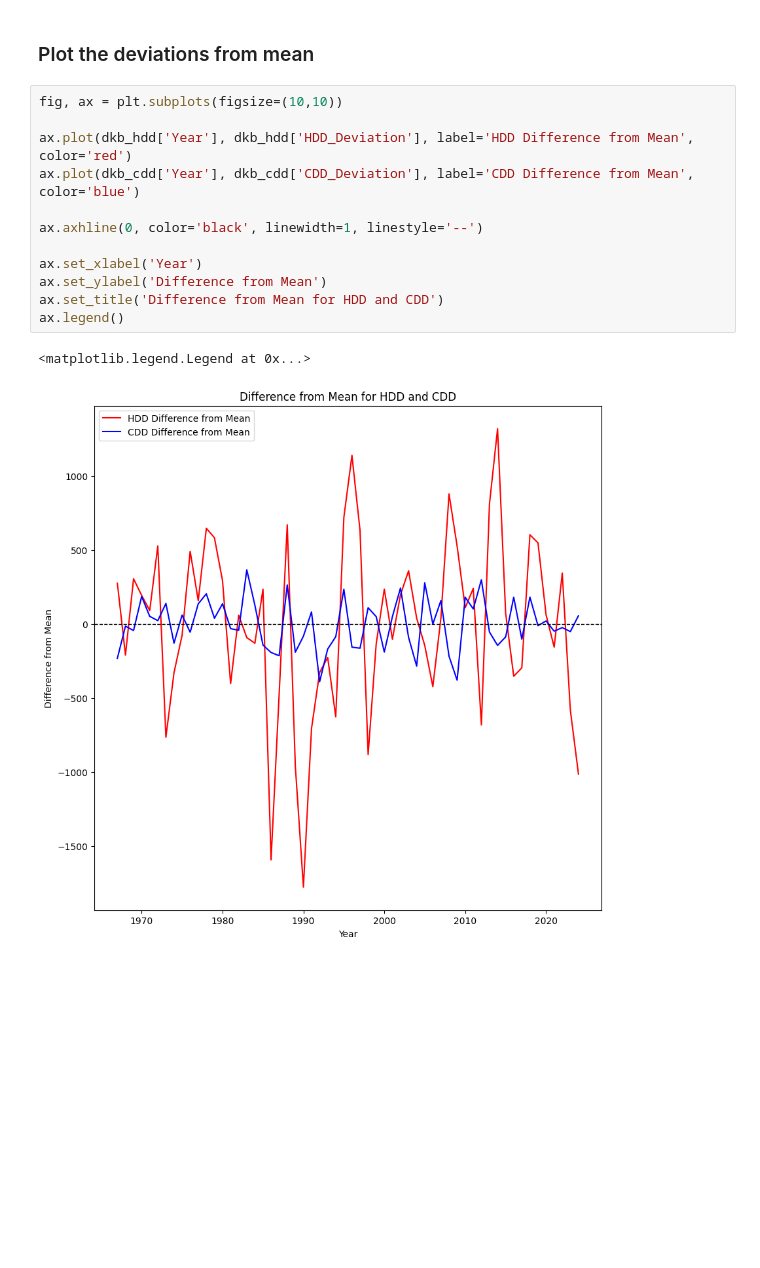
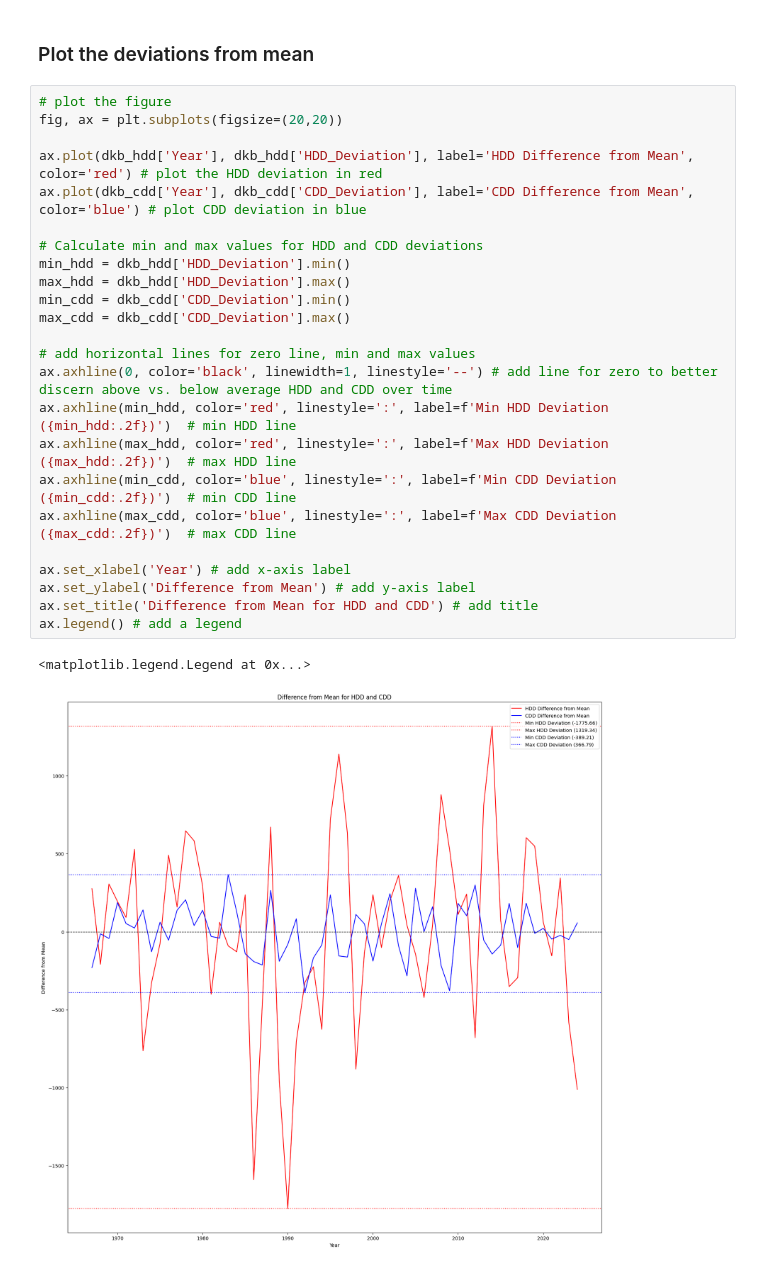
Before and after one commit to aolsen-1/data_science_for_the_geosciences, a Jupyter notebook: participation/applied_pandas_example.ipynb, the cells around one changed output. Saved outputs shown, nothing was run; the diff lists cells and outputs as text; blank space fills up the shorter version.

```diff
--- a/participation/applied_pandas_example.ipynb
+++ b/participation/applied_pandas_example.ipynb
@@ -62,17 +66,29 @@ dkb_cdd['CDD_Deviation'] = dkb_cdd['CDD'] - mean_cdd
 # %% [markdown]
 ### Plot the deviations from mean
 # %%
-fig, ax = plt.subplots(figsize=(10,10))
+# plot the figure
+fig, ax = plt.subplots(figsize=(20,20))
 
-ax.plot(dkb_hdd['Year'], dkb_hdd['HDD_Deviation'], label='HDD Difference from Mean', color='red')
-ax.plot(dkb_cdd['Year'], dkb_cdd['CDD_Deviation'], label='CDD Difference from Mean', color='blue')
+ax.plot(dkb_hdd['Year'], dkb_hdd['HDD_Deviation'], label='HDD Difference from Mean', color='red') # plot the HDD deviation in red
+ax.plot(dkb_cdd['Year'], dkb_cdd['CDD_Deviation'], label='CDD Difference from Mean', color='blue') # plot CDD deviation in blue
 
-ax.axhline(0, color='black', linewidth=1, linestyle='--')
+# Calculate min and max values for HDD and CDD deviations
+min_hdd = dkb_hdd['HDD_Deviation'].min()
+max_hdd = dkb_hdd['HDD_Deviation'].max()
+min_cdd = dkb_cdd['CDD_Deviation'].min()
+max_cdd = dkb_cdd['CDD_Deviation'].max()
 
-ax.set_xlabel('Year')
-ax.set_ylabel('Difference from Mean')
-ax.set_title('Difference from Mean for HDD and CDD')
-ax.legend()
+# add horizontal lines for zero line, min and max values
+ax.axhline(0, color='black', linewidth=1, linestyle='--') # add line for zero to better discern above vs. below average HDD and CDD over time
+ax.axhline(min_hdd, color='red', linestyle=':', label=f'Min HDD Deviation ({min_hdd:.2f})')  # min HDD line
+ax.axhline(max_hdd, color='red', linestyle=':', label=f'Max HDD Deviation ({max_hdd:.2f})')  # max HDD line
+ax.axhline(min_cdd, color='blue', linestyle=':', label=f'Min CDD Deviation ({min_cdd:.2f})')  # min CDD line
+ax.axhline(max_cdd, color='blue', linestyle=':', label=f'Max CDD Deviation ({max_cdd:.2f})')  # max CDD line
+
+ax.set_xlabel('Year') # add x-axis label
+ax.set_ylabel('Difference from Mean') # add y-axis label
+ax.set_title('Difference from Mean for HDD and CDD') # add title
+ax.legend() # add a legend
 # %% [output]
 <matplotlib.legend.Legend at 0x...>
-[figure, old version]
+[figure, new version]
```
Also changed, not shown: parts of 4 cells of this notebook, 2 other files.
